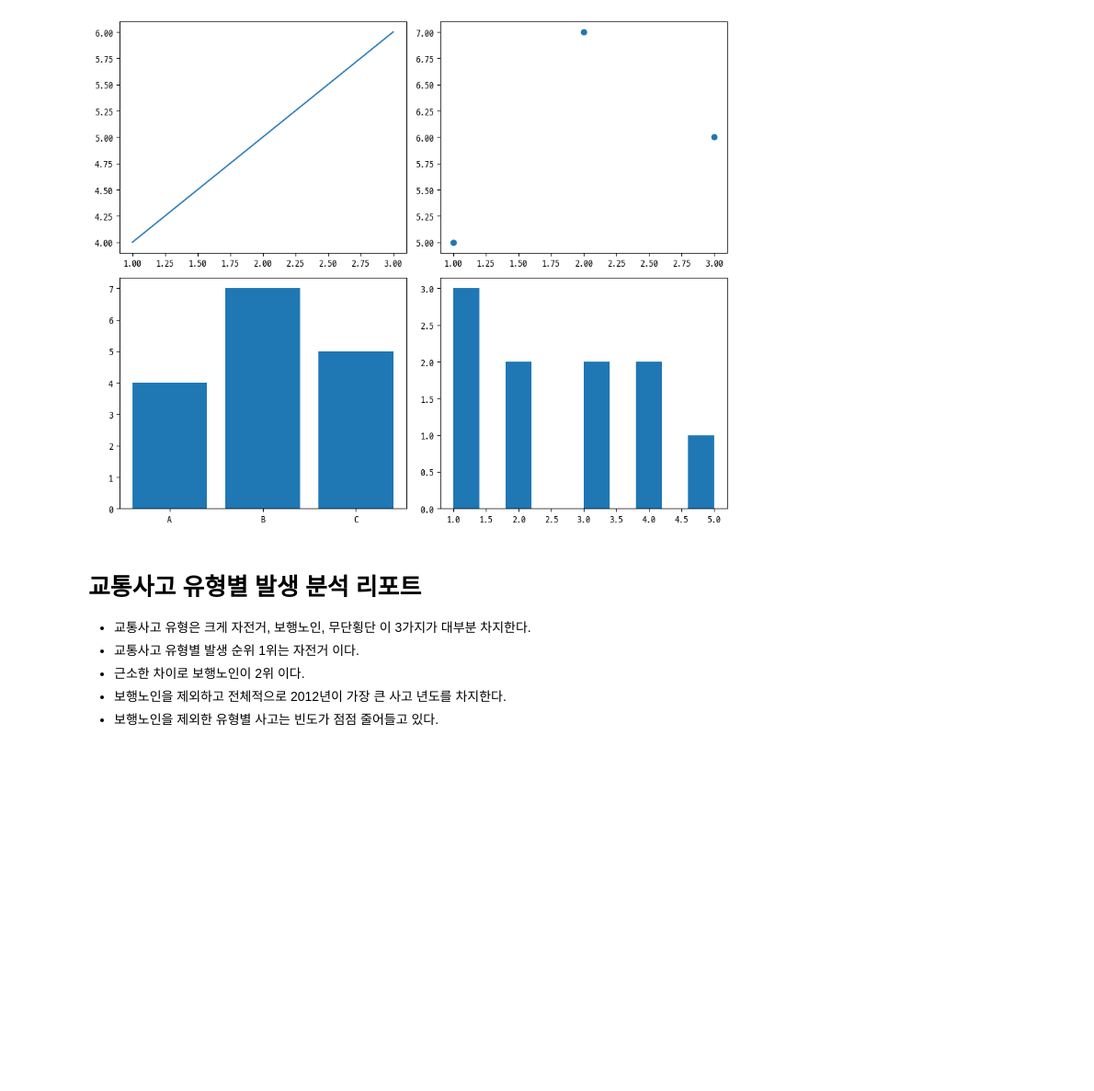
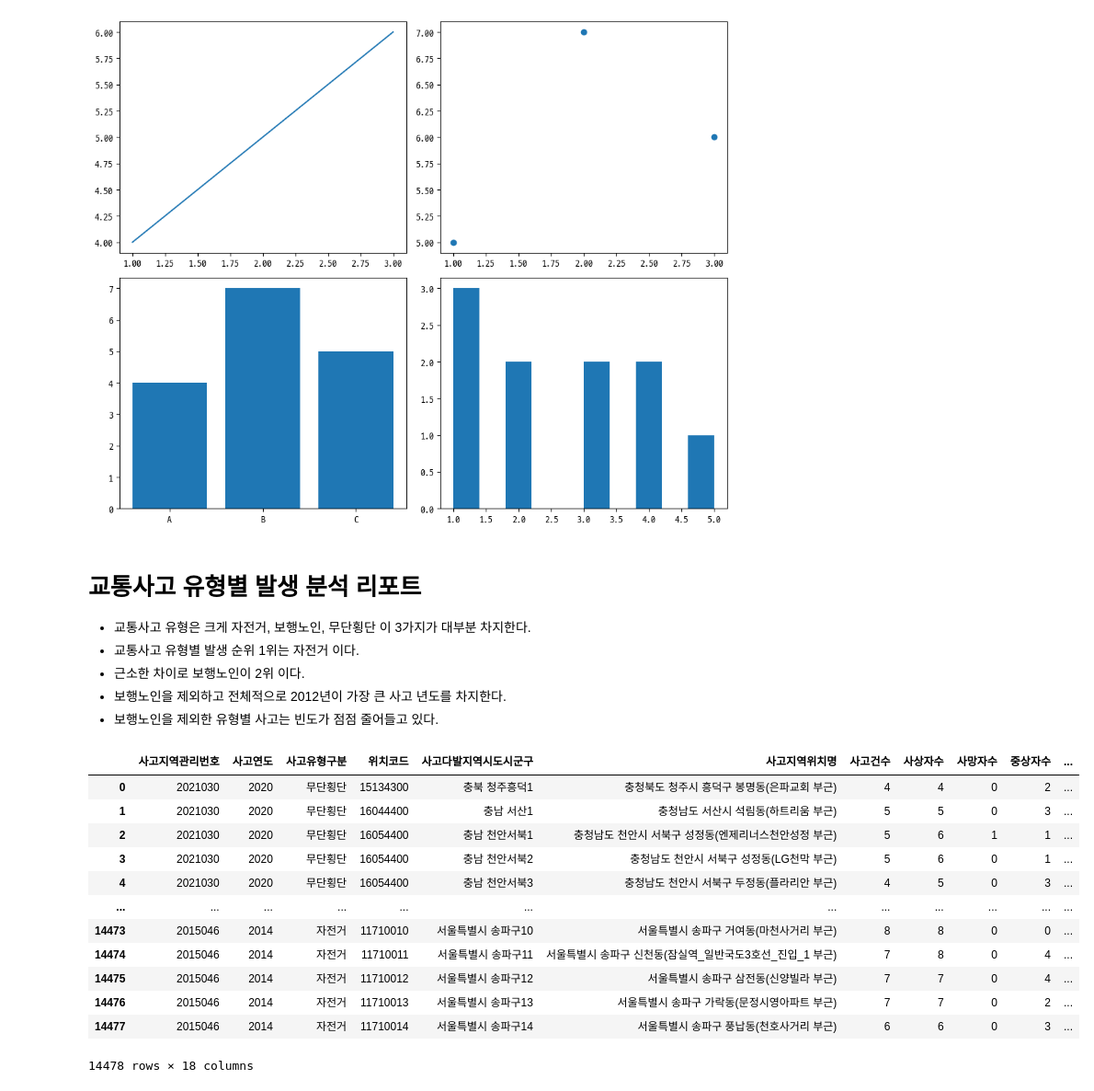
Before and after one commit to gi-yun/2025_PknuStudy_giyun, a Jupyter notebook: py11-4.ipynb, the cells around one changed output. Shown at 92% size. Cells and saved outputs as stored; diff of their text form; code cells hidden in the pictures; blank space fills up the shorter version.

```diff
--- a/py11-4.ipynb
+++ b/py11-4.ipynb
@@ -121,3 +121,20 @@ plt.show()
 - 근소한 차이로 보행노인이 2위 이다.
 - 보행노인을 제외하고 전체적으로 2012년이 가장 큰 사고 년도를 차지한다.
 - 보행노인을 제외한 유형별 사고는 빈도가 점점 줄어들고 있다.
+# %%
+mat =ori.copy()
+mat
+# %% [output]
+|  | 사고지역관리번호 | 사고연도 | 사고유형구분 | 위치코드 | 사고다발지역시도시군구 | 사고지역위치명 | 사고건수 | 사상자수 | 사망자수 | 중상자수 | ... |
+| 0 | 2021030 | 2020 | 무단횡단 | 15134300 | 충북 청주흥덕1 | 충청북도 청주시 흥덕구 봉명동(은파교회 부근) | 4 | 4 | 0 | 2 | ... |
+| 1 | 2021030 | 2020 | 무단횡단 | 16044400 | 충남 서산1 | 충청남도 서산시 석림동(하트리움 부근) | 5 | 5 | 0 | 3 | ... |
+| 2 | 2021030 | 2020 | 무단횡단 | 16054400 | 충남 천안서북1 | 충청남도 천안시 서북구 성정동(엔제리너스천안성정 부근) | 5 | 6 | 1 | 1 | ... |
+| 3 | 2021030 | 2020 | 무단횡단 | 16054400 | 충남 천안서북2 | 충청남도 천안시 서북구 성정동(LG천막 부근) | 5 | 6 | 0 | 1 | ... |
+| 4 | 2021030 | 2020 | 무단횡단 | 16054400 | 충남 천안서북3 | 충청남도 천안시 서북구 두정동(플라리안 부근) | 4 | 5 | 0 | 3 | ... |
+| ... | ... | ... | ... | ... | ... | ... | ... | ... | ... | ... | ... |
+| 14473 | 2015046 | 2014 | 자전거 | 11710010 | 서울특별시 송파구10 | 서울특별시 송파구 거여동(마천사거리 부근) | 8 | 8 | 0 | 0 | ... |
+| 14474 | 2015046 | 2014 | 자전거 | 11710011 | 서울특별시 송파구11 | 서울특별시 송파구 신천동(잠실역_일반국도3호선_진입_1 부근) | 7 | 8 | 0 | 4 | ... |
+| 14475 | 2015046 | 2014 | 자전거 | 11710012 | 서울특별시 송파구12 | 서울특별시 송파구 삼전동(신양빌라 부근) | 7 | 7 | 0 | 4 | ... |
+| 14476 | 2015046 | 2014 | 자전거 | 11710013 | 서울특별시 송파구13 | 서울특별시 송파구 가락동(문정시영아파트 부근) | 7 | 7 | 0 | 2 | ... |
+| 14477 | 2015046 | 2014 | 자전거 | 11710014 | 서울특별시 송파구14 | 서울특별시 송파구 풍납동(천호사거리 부근) | 6 | 6 | 0 | 3 | ... |
+14478 rows × 18 columns
```
Also changed, not shown: parts of 2 cells of this notebook, 19 other files.
